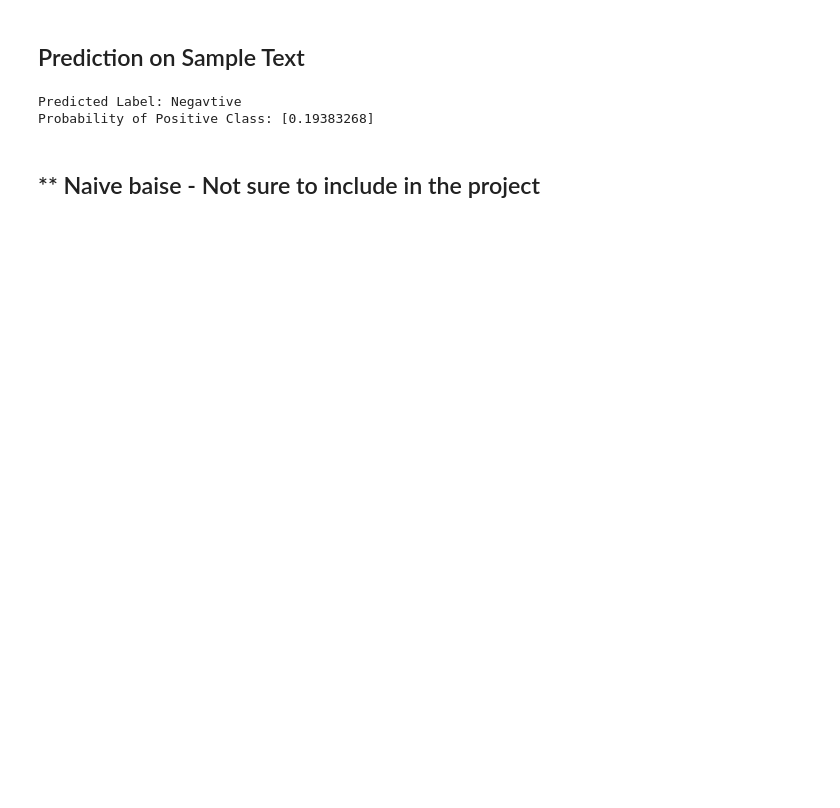
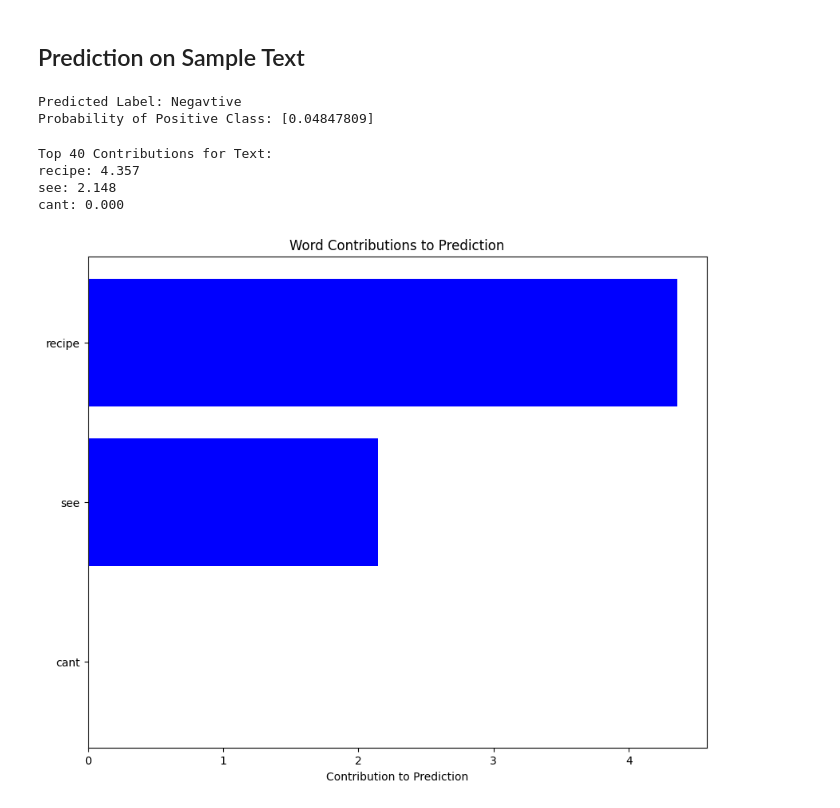
Before and after one commit to musabanees/recipeReviewSentimentAnalysis, a Jupyter notebook: notebooks/FinalAssessment.ipynb, the cells around one changed output. Drawn from its saved outputs; the diff is of its cells as text; code cells hidden in the pictures; blank space fills up the shorter version.

```diff
--- a/notebooks/FinalAssessment.ipynb
+++ b/notebooks/FinalAssessment.ipynb
@@ -112,16 +128,2 @@ weighted avg       0.94      0.89      0.91      4946
 # %% [markdown]
 ## Prediction on Sample Text
-# %%
-
-text = "I omitted the green chilis, and I loved it.  Added some cheese and oyster crackers to my bowl and was delicious.  I am going to make this again and again.  Finally a chicken chili recipe that I can use."
-text = "CANT SEE THE ENTIRE RECIPE!:( :("
-text = "Just made today! Delicious"
-text = "Yum......thanks for posting"
-text = "OOHHHHHHHHHHHHHHH MYYYYYYYYYYY  Five stars are not enough to express how yummy this dish is!  This smelled heavenly, and tasted even better!  We had roast chicken on Sunday and I used the leftover meat and rich broth.  I cut the recipe in half, since I only made one pie.  I didn&#39;t have peas, so substituted cut fresh asparagus for the &#39;green.&#39;  I also added garlic and bay leaves to the roux (removed before pouring into pie shell).   It reminded me of one of those high end chicken pies from the freezer section, but with less calories.  Thanks for the recipe Karen... it will definitely be a regular on our table!"
-text = "Oh, absolutely loved this recipe! The way it turned my kitchen into a disaster zone was truly remarkable. The instructions were so vague that I felt like a contestant on a cooking show with no clue what to do next. And the flavor? Let's just say my taste buds are still recovering."
-predictSentiment( text , tfidfVectorizer, lightGBMModel )
-# %% [output]
-Predicted Label: Negavtive
-Probability of Positive Class: [0.19383268]
-# %% [markdown]
-## ** Naive baise - Not sure to include in the project
@@ -157,0 +130,15 @@ plt.show()
+# %%
+text = input("Enter Review for Sentiment Analysis: ")
+predictSentiment( text , tfidfVectorizer, lightGBMModel )
+# %% [output]
+Predicted Label: Negavtive
+Probability of Positive Class: [0.04847809]
+# %%
+log_model = lightGBMModel.returnModel()
+show_word_contributions(text, tfidfVectorizer, log_model, top_n=40)
+# %% [output]
+Top 40 Contributions for Text:
+recipe: 4.357
+see: 2.148
+cant: 0.000
+[figure, added]
```
Also changed, not shown: parts of 10 cells of this notebook, 6 other files.
